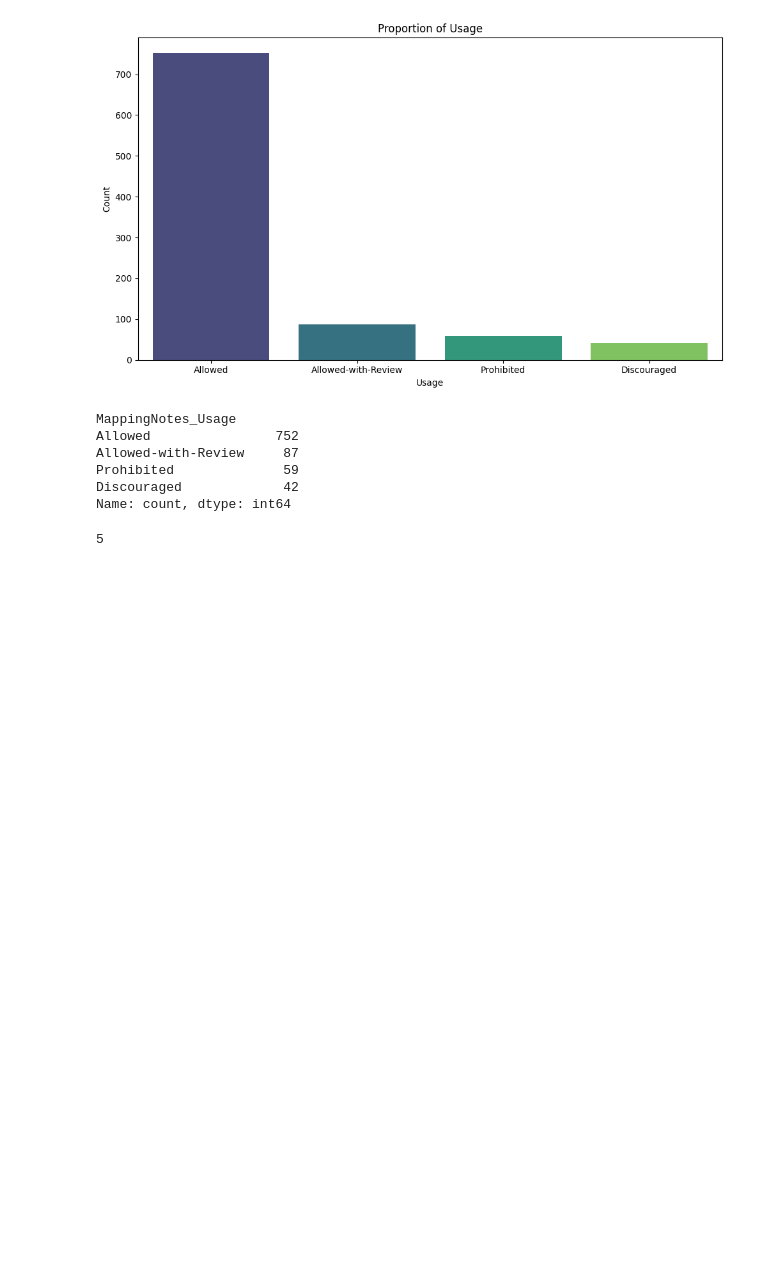
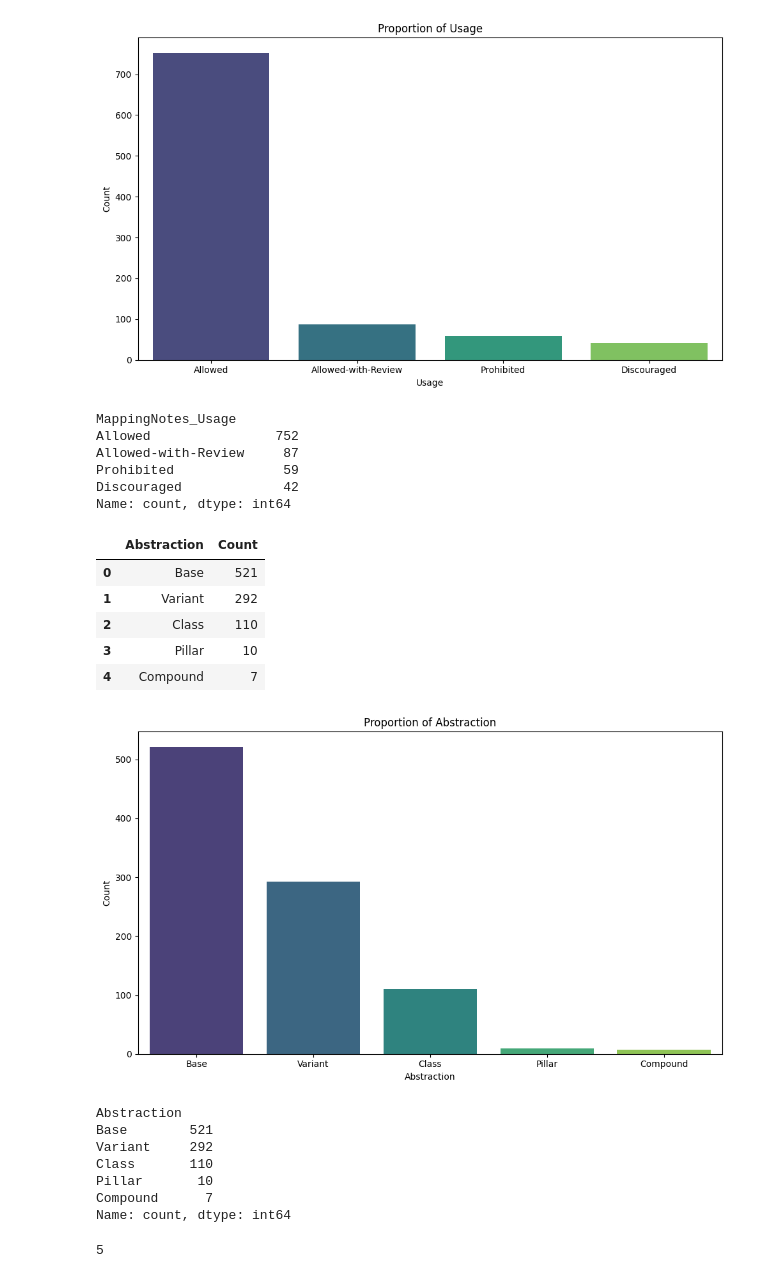
Before and after one commit to Eathus/Thesis-Edvin, a Jupyter notebook: CWE_analysis/analysis.ipynb, the cells around one changed output. Drawn from its saved outputs; the diff is of its cells as text; code cells hidden in the pictures; blank space fills up the shorter version.

```diff
--- a/CWE_analysis/analysis.ipynb
+++ b/CWE_analysis/analysis.ipynb
@@ -464,4 +610,21 @@ Allowed-with-Review     87
 Prohibited              59
 Discouraged             42
 Name: count, dtype: int64
+# %%
+abstraction_distr(jview1000_complete)
+# %% [output]
+|  | Abstraction | Count |
+| 0 | Base | 521 |
+| 1 | Variant | 292 |
+| 2 | Class | 110 |
+| 3 | Pillar | 10 |
+| 4 | Compound | 7 |
+[figure, added]
+Abstraction
+Base        521
+Variant     292
+Class       110
+Pillar       10
+Compound      7
+Name: count, dtype: int64
 # %%
```
Also changed, not shown: parts of 22 cells of this notebook.
